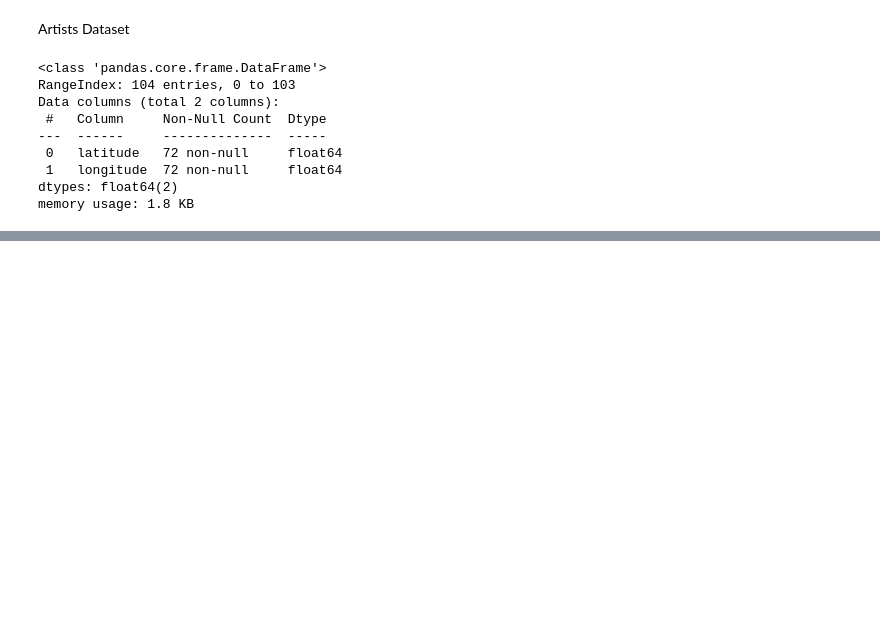
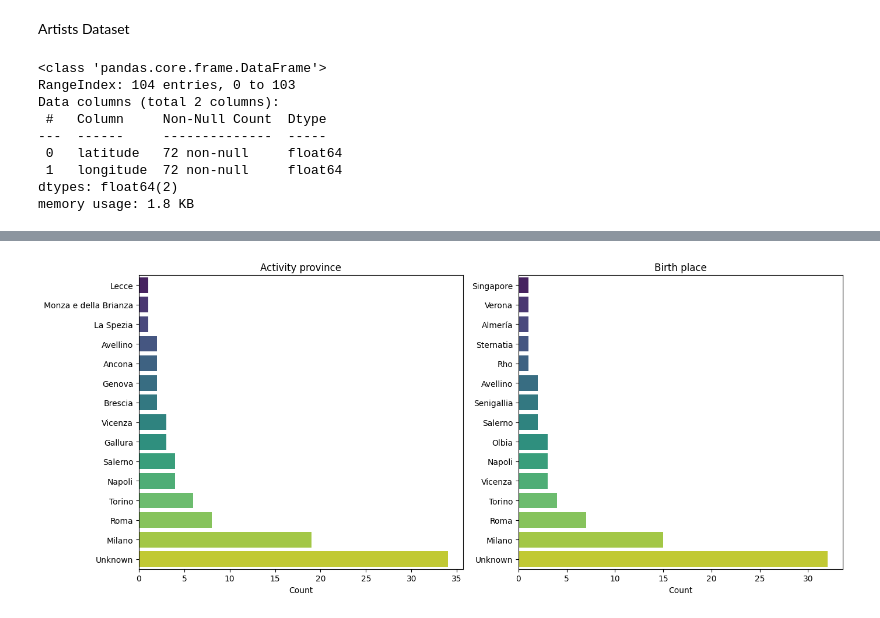
Before and after one commit to abderrahmane-salmi/UNIPI-Data-Mining-Project, a Jupyter notebook: task1/01_data_understanding.ipynb, the cells around one changed output, grey strips where cells are left out. Saved outputs shown, nothing was run; the diff lists cells and outputs as text; code cells hidden in the pictures; blank space fills up the shorter version.

```diff
--- a/task1/01_data_understanding.ipynb
+++ b/task1/01_data_understanding.ipynb
@@ -627,0 +613,7 @@ memory usage: 1.8 KB
+# %%
+fig, axes = plt.subplots(1, 2, figsize=(14, 6), sharey=False)
+plot_categorical_distribution(artists_df["province"], ax=axes[0], title="Activity province", top_n=15)
+plot_categorical_distribution(artists_df["birth_place"], ax=axes[1], title="Birth place", top_n=15)
+fig.tight_layout()
+# %% [output]
+[figure, added]
```
Also changed, not shown: parts of 12 cells of this notebook, 45 other files.
